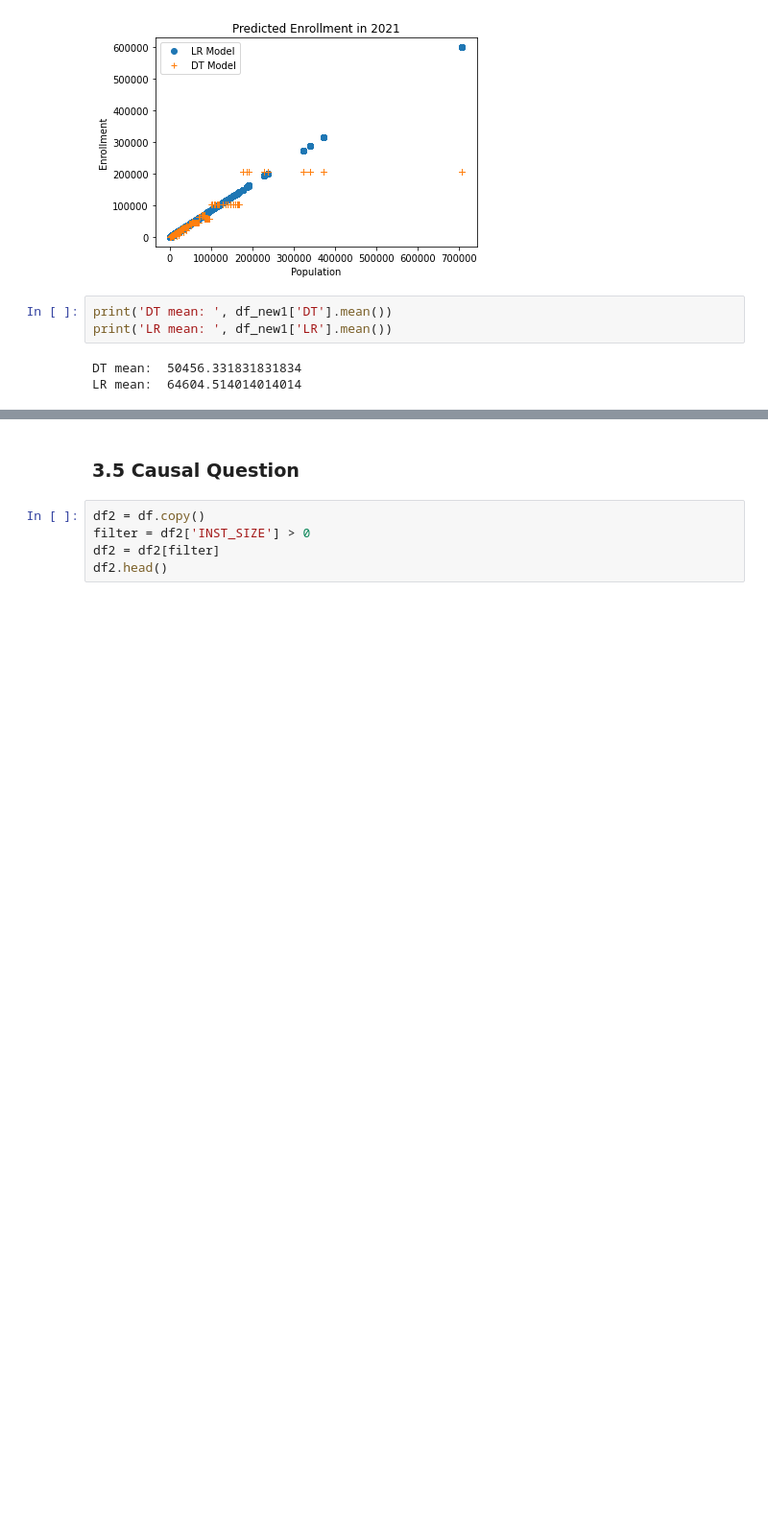
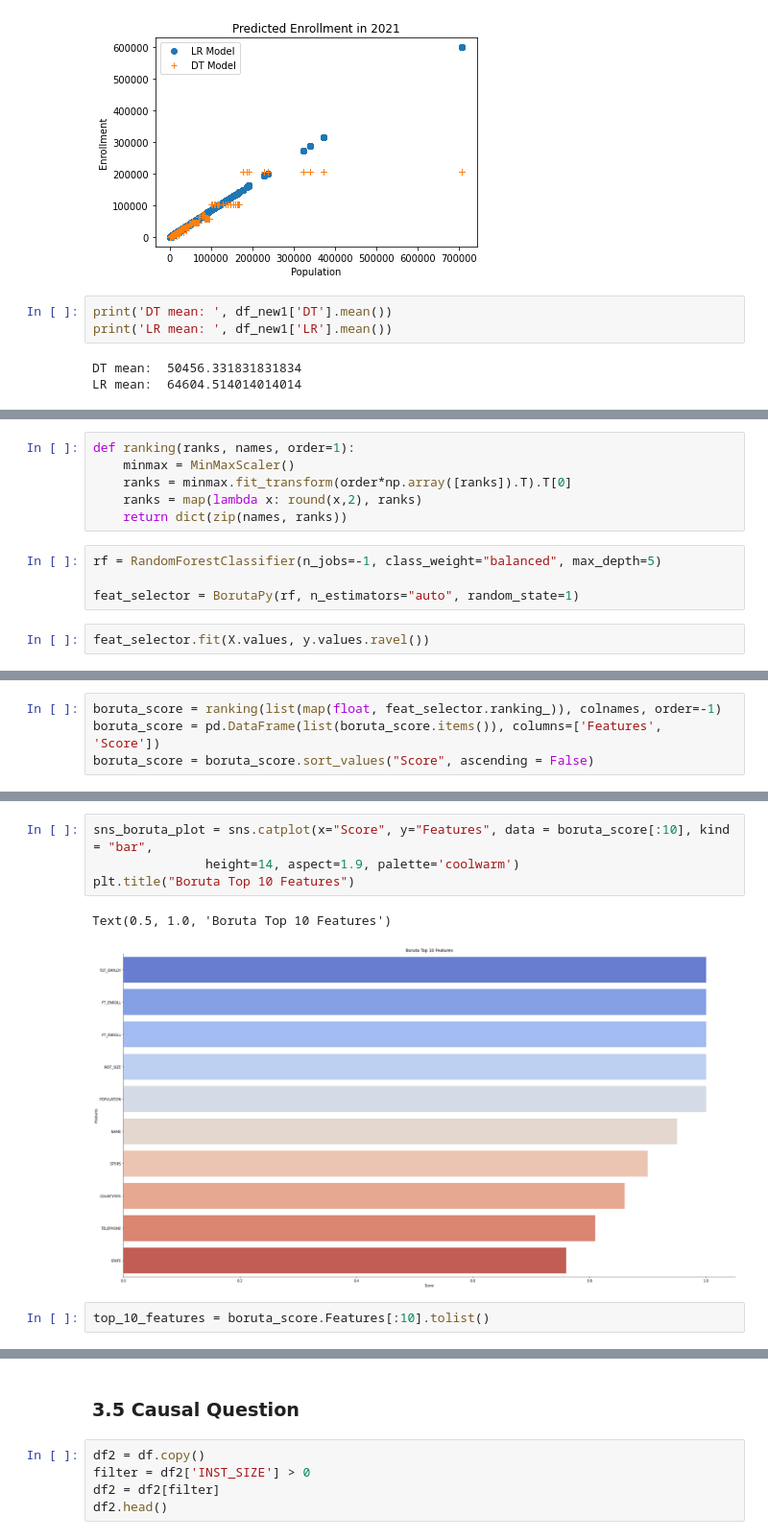
Before and after one commit to KelvinTee168/DS_Fundamentals, a Jupyter notebook: Dataset 2/Project_Dataset_2.ipynb, the cells around one changed output, grey strips where cells are left out. Shown at 96% size. Saved outputs shown, nothing was run; the diff lists cells and outputs as text; blank space fills up the shorter version.

```diff
--- a/Dataset 2/Project_Dataset_2.ipynb
+++ b/Dataset 2/Project_Dataset_2.ipynb
@@ -511,0 +549,12 @@ plt.title('Total Bins').figure.savefig('Binned_Enrollment.png')
+# %%
+def ranking(ranks, names, order=1):
+    minmax = MinMaxScaler()
+    ranks = minmax.fit_transform(order*np.array([ranks]).T).T[0]
+    ranks = map(lambda x: round(x,2), ranks)
+    return dict(zip(names, ranks))
+# %%
+rf = RandomForestClassifier(n_jobs=-1, class_weight="balanced", max_depth=5)
+
+feat_selector = BorutaPy(rf, n_estimators="auto", random_state=1)
+# %%
+feat_selector.fit(X.values, y.values.ravel())
@@ -511,0 +567,4 @@ plt.title('Total Bins').figure.savefig('Binned_Enrollment.png')
+# %%
+boruta_score = ranking(list(map(float, feat_selector.ranking_)), colnames, order=-1)
+boruta_score = pd.DataFrame(list(boruta_score.items()), columns=['Features', 'Score'])
+boruta_score = boruta_score.sort_values("Score", ascending = False)
@@ -511,0 +602,9 @@ plt.title('Total Bins').figure.savefig('Binned_Enrollment.png')
+# %%
+sns_boruta_plot = sns.catplot(x="Score", y="Features", data = boruta_score[:10], kind = "bar",
+               height=14, aspect=1.9, palette='coolwarm')
+plt.title("Boruta Top 10 Features")
+# %% [output]
+Text(0.5, 1.0, 'Boruta Top 10 Features')
+[figure, added]
+# %%
+top_10_features = boruta_score.Features[:10].tolist()
```
Also changed, not shown: parts of 76 cells of this notebook.
